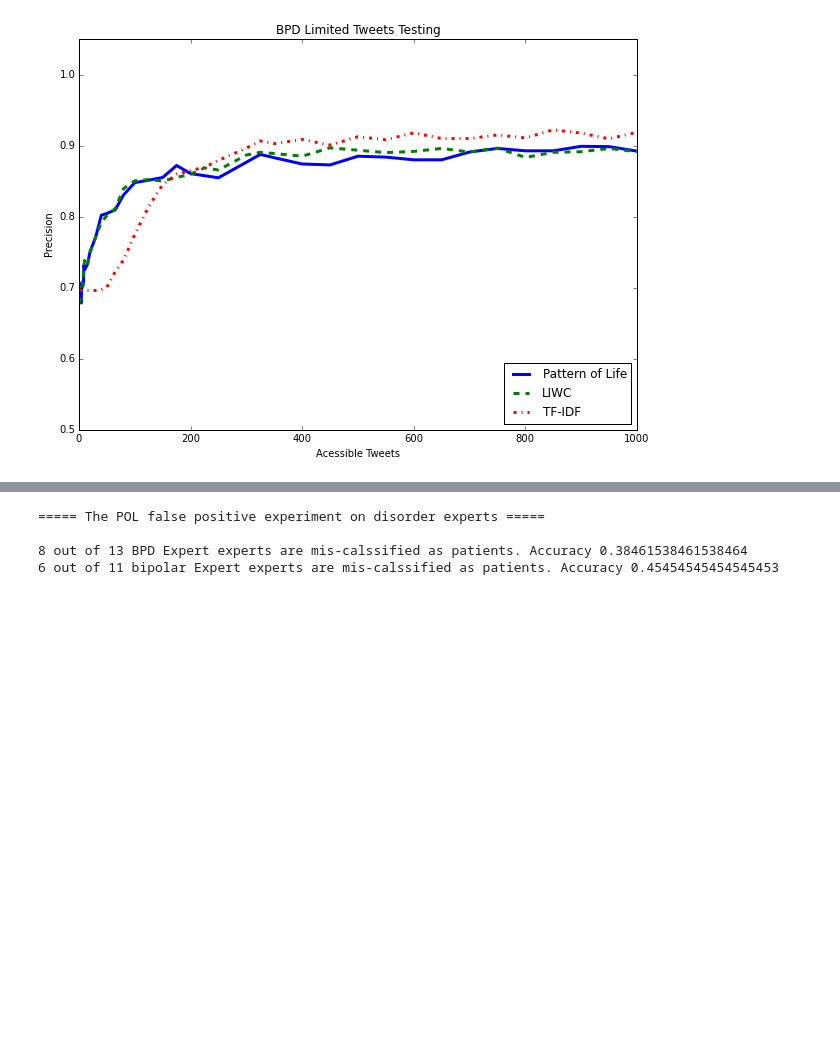
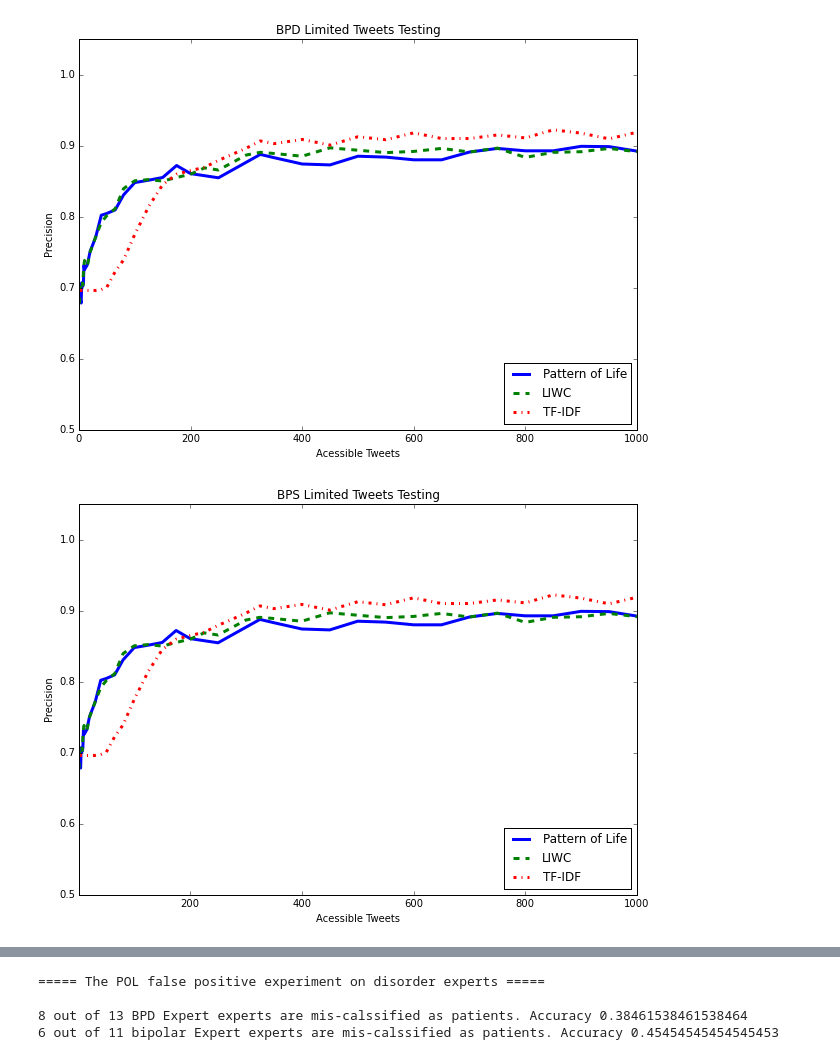
Before and after one commit to omarsar/midas_api, a Jupyter notebook: 4_prediction_visualization/prediction_evaluation.ipynb, the cells around one changed output, grey strips where cells are left out. Drawn from its saved outputs; the diff is of its cells as text; code cells hidden in the pictures; blank space fills up the shorter version.

```diff
--- a/4_prediction_visualization/prediction_evaluation.ipynb
+++ b/4_prediction_visualization/prediction_evaluation.ipynb
@@ -218,8 +223,8 @@ class TextFeatureGroups(object):
             total_texts = base_texts  + group_texts
             if model == "Tf-iDF":
                 text_model = TfidfVectorizer(stop_words="english",ngram_range = (1,2))
-            text_model.fit(total_texts)
-            X = text_model.transform(total_texts)
+            #text_model.fit(total_texts)
+            X = text_model.fit_transform(total_texts)
             Y = np.array([0] * base.getSize() + [1]*group.getSize(), dtype=int)
             classifier  = RandomForestClassifier(n_jobs=-1, max_features="sqrt", n_estimators=128)
             classifier.fit(X,Y)
@@ -228,7 +233,7 @@ class TextFeatureGroups(object):
 
 
 
-            self.text_models.append(text_model)
+
 
 
 
@@ -891,6 +973,7 @@ def renderPrecisionsChart(access_points, disorder,n_fold):
     plt.plot(access_points,LIWC_precisions, label="LIWC", ls="dashed",linewidth=3)
     plt.plot(access_points, tfidf_precisions, label="TF-IDF", ls='dashdot',linewidth=3)
     plt.ylim([0.5, 1.05])
+    plt.ylim([1, 1000])
     plt.xlabel('Acessible Tweets')
     plt.ylabel('Precision')
     plt.title('{} Limited Tweets Testing'.format(disorder))
@@ -905,3 +988,19 @@ BPD_all_precisions = renderPrecisionsChart(access_points, "BPD",n_fold=30)
 # %% [output]
 [figure]
 [figure]
+# %%
+disorder = "BPS"
+plt.plot(access_points, BPD_all_precisions[0], label="Pattern of Life", ls="solid",linewidth=3)
+plt.plot(access_points,BPD_all_precisions[1], label="LIWC", ls="dashed",linewidth=3)
+plt.plot(access_points, BPD_all_precisions[2], label="TF-IDF", ls='dashdot',linewidth=3)
+plt.ylim([0.5, 1.05])
+plt.xlim([1, 1000])
+plt.xlabel('Acessible Tweets')
+plt.ylabel('Precision')
+plt.title('{} Limited Tweets Testing'.format(disorder))
+plt.legend(loc="lower right")
+
+plt.show()
+#return (POL_precisions, LIWC_precisions, tfidf_precisions)
+# %% [output]
+[figure, added]
```
Also changed, not shown: parts of 16 cells of this notebook, 4 other files.
